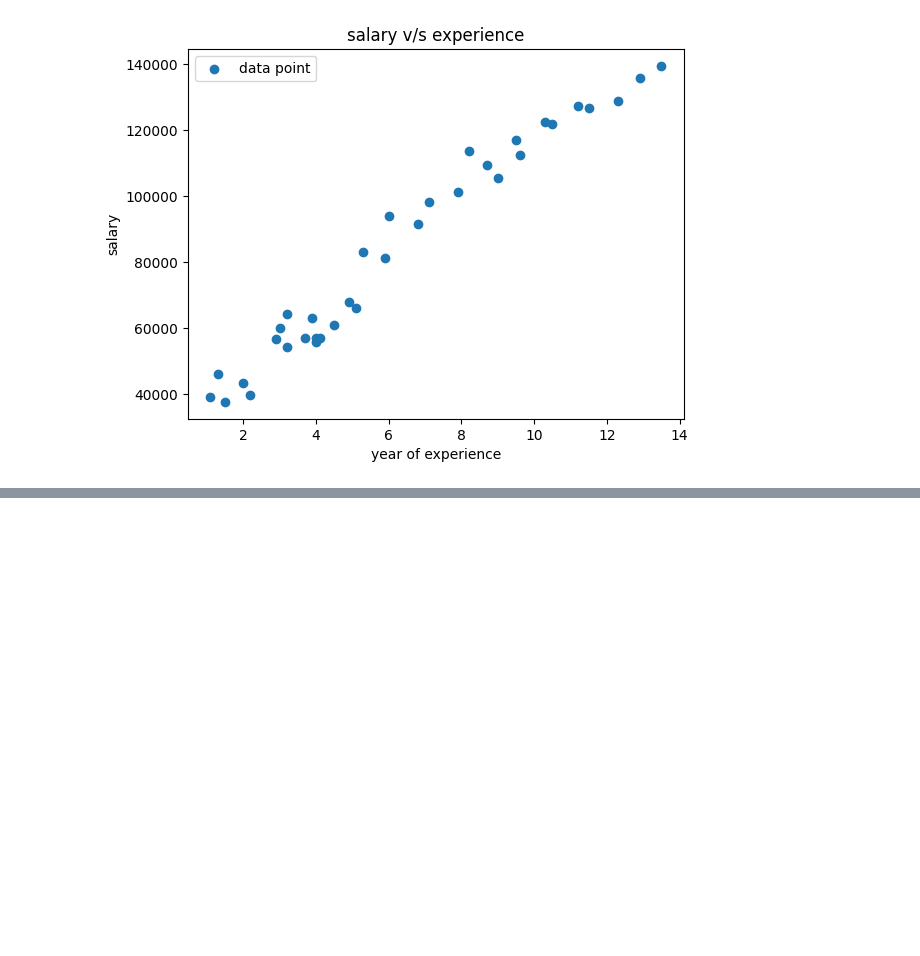
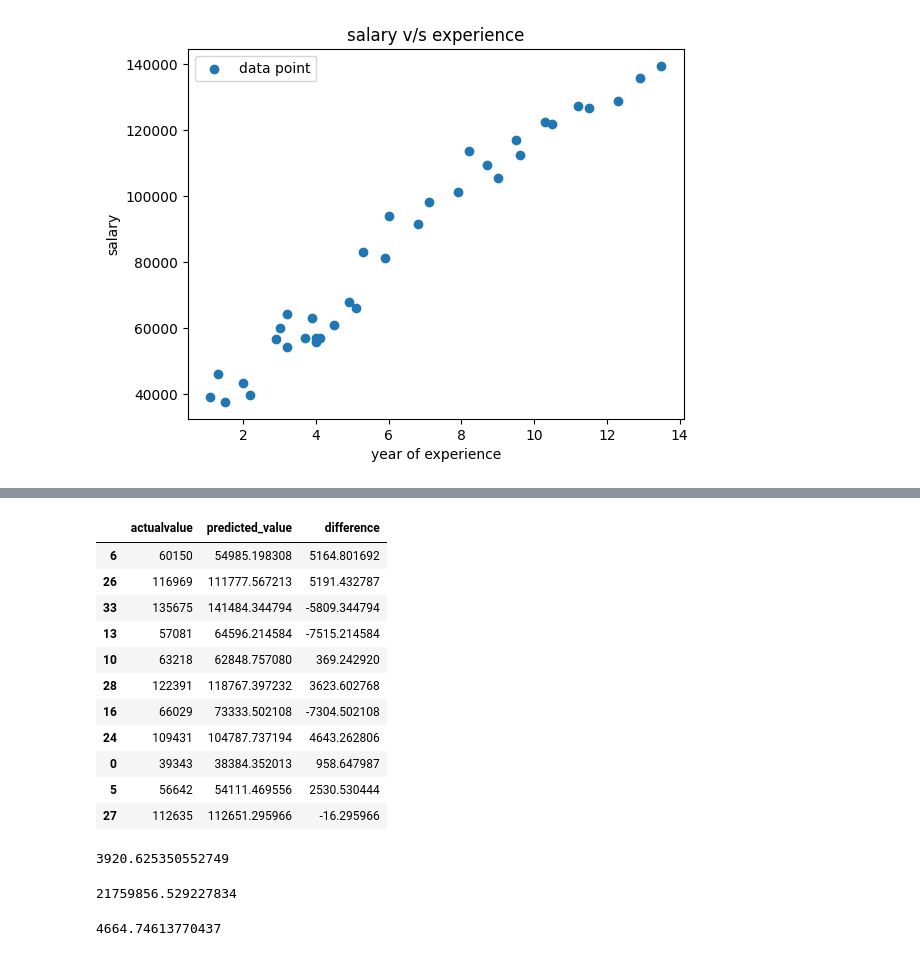
Before and after one commit to neemapeldho/numpy-works, a Jupyter notebook: Regression/salary regression/salary.ipynb, the cells around one changed output, grey strips where cells are left out. Saved outputs shown, nothing was run; the diff lists cells and outputs as text; code cells hidden in the pictures; blank space fills up the shorter version.

```diff
--- a/Regression/salary regression/salary.ipynb
+++ b/Regression/salary regression/salary.ipynb
@@ -88,0 +89,37 @@ print(linear.intercept_) # c
+# %%
+df2 = pandas.DataFrame({"actualvalue" : y_test,
+                        "predicted_value " : y_pred,
+                        "difference" : y_test - y_pred})
+
+df2
+# %% [output]
+|  | actualvalue | predicted_value | difference |
+| 6 | 60150 | 54985.198308 | 5164.801692 |
+| 26 | 116969 | 111777.567213 | 5191.432787 |
+| 33 | 135675 | 141484.344794 | -5809.344794 |
+| 13 | 57081 | 64596.214584 | -7515.214584 |
+| 10 | 63218 | 62848.757080 | 369.242920 |
+| 28 | 122391 | 118767.397232 | 3623.602768 |
+| 16 | 66029 | 73333.502108 | -7304.502108 |
+| 24 | 109431 | 104787.737194 | 4643.262806 |
+| 0 | 39343 | 38384.352013 | 958.647987 |
+| 5 | 56642 | 54111.469556 | 2530.530444 |
+| 27 | 112635 | 112651.295966 | -16.295966 |
+# %%
+from sklearn.metrics import mean_absolute_error
+
+print(mean_absolute_error(y_test,y_pred))
+# %% [output]
+3920.625350552749
+# %%
+from sklearn.metrics import mean_squared_error
+
+print(mean_squared_error(y_test,y_pred))
+# %% [output]
+21759856.529227834
+# %%
+from sklearn.metrics import root_mean_squared_error
+
+print(root_mean_squared_error(y_test,y_pred))
+# %% [output]
+4664.74613770437
```
Also changed, not shown: parts of 4 cells of this notebook, 1 other file.
